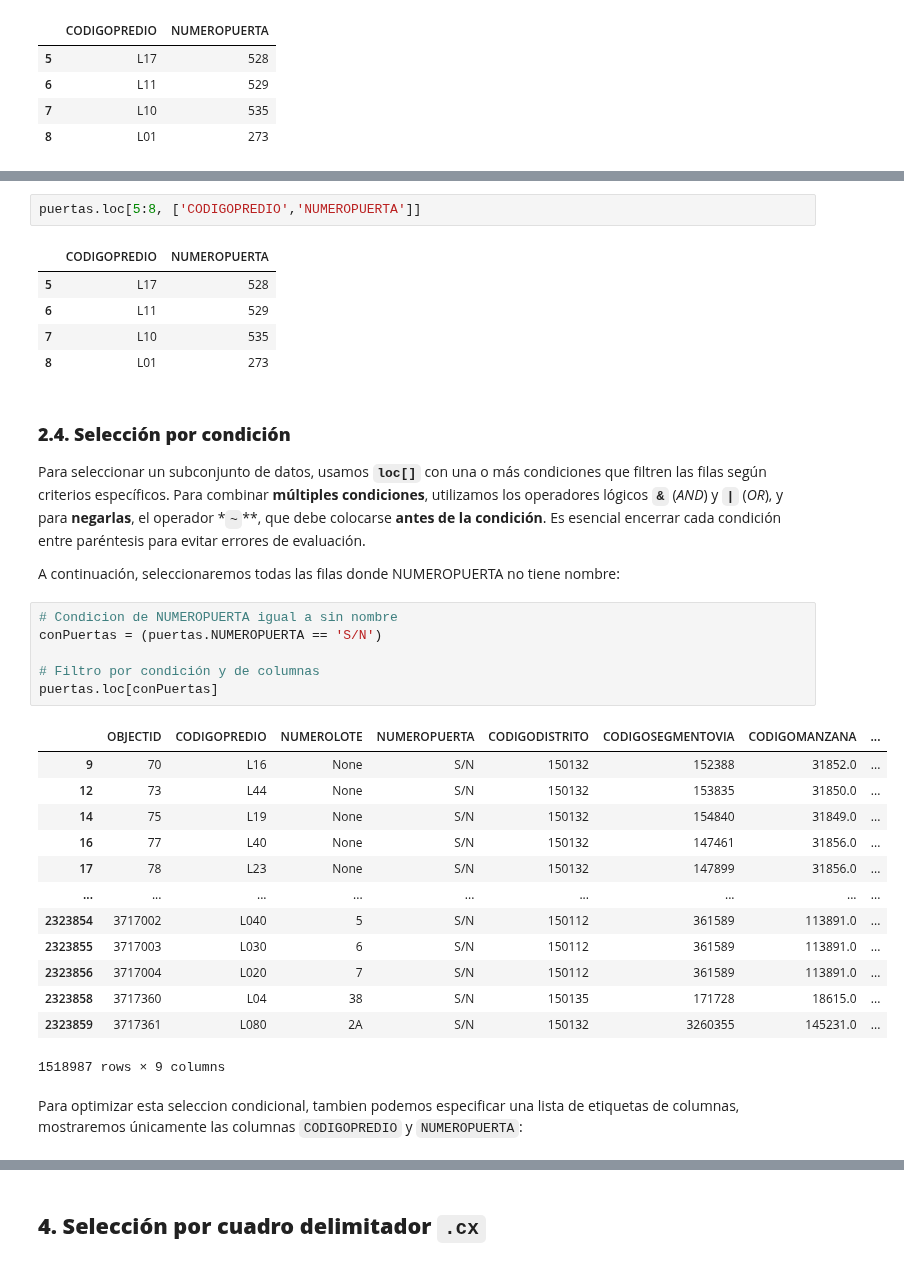
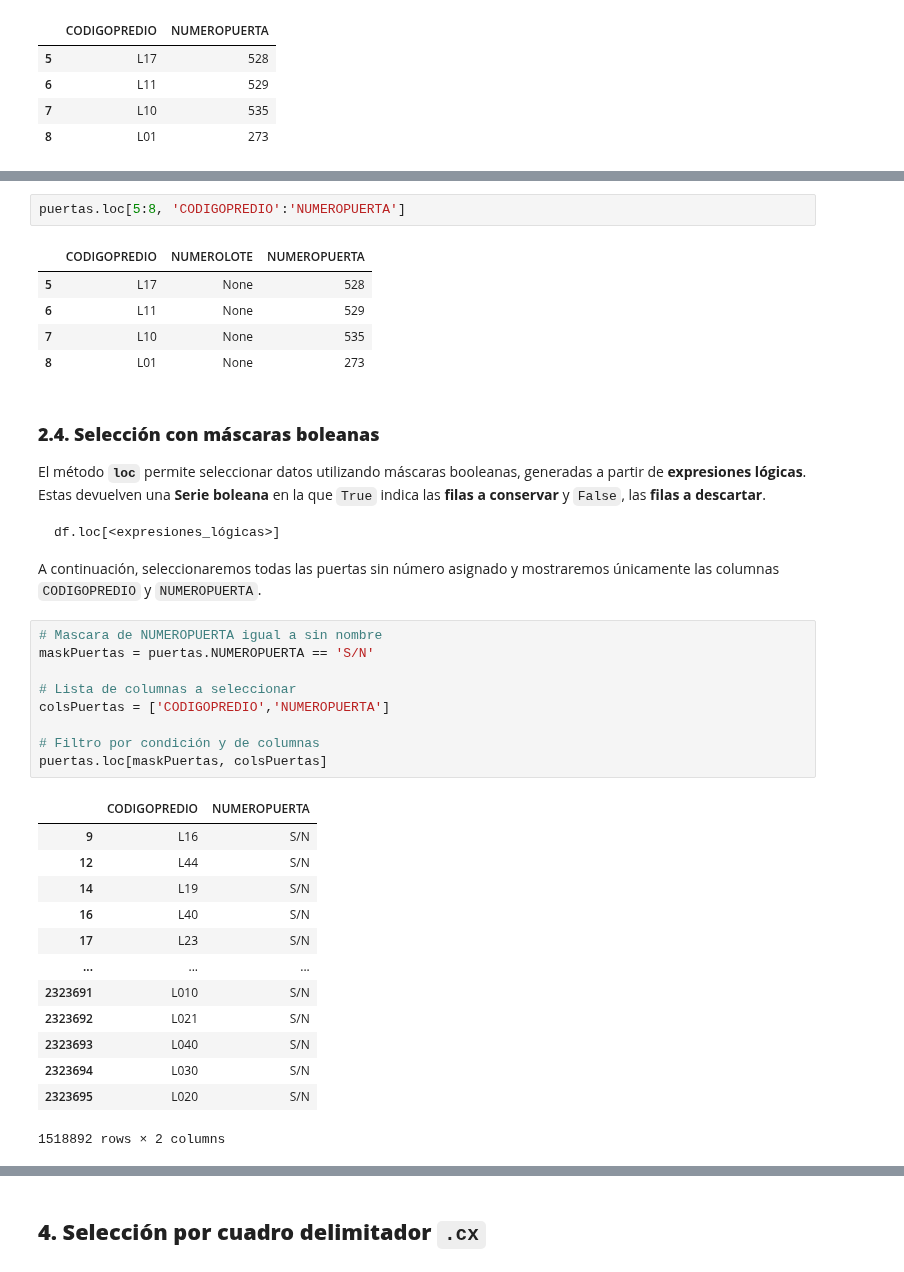
Before and after one commit to chlopezgis/book-geopython, a Jupyter notebook: _sources/indexing_selecting.ipynb, the cells around one changed output, grey strips where cells are left out. Saved outputs shown, nothing was run; the diff lists cells and outputs as text.

````diff
--- a/_sources/indexing_selecting.ipynb
+++ b/_sources/indexing_selecting.ipynb
@@ -301,36 +390,41 @@ Selección de **múltiples filas y columnas** mediante un `slice` para las **fil
 # %%
-puertas.loc[5:8, ['CODIGOPREDIO','NUMEROPUERTA']]
+puertas.loc[5:8, 'CODIGOPREDIO':'NUMEROPUERTA']
 # %% [output]
-|  | CODIGOPREDIO | NUMEROPUERTA |
-| 5 | L17 | 528 |
-| 6 | L11 | 529 |
-| 7 | L10 | 535 |
-| 8 | L01 | 273 |
+|  | CODIGOPREDIO | NUMEROLOTE | NUMEROPUERTA |
+| 5 | L17 | None | 528 |
+| 6 | L11 | None | 529 |
+| 7 | L10 | None | 535 |
+| 8 | L01 | None | 273 |
 # %% [markdown]
-### **2.4. Selección por condición**
+### **2.4. Selección con máscaras boleanas**
 
-Para seleccionar un subconjunto de datos, usamos **`loc[]`** con una o más condiciones que filtren las filas según criterios específicos. Para combinar **múltiples condiciones**, utilizamos los operadores lógicos **`&`** (_AND_) y **`|`** (_OR_), y para **negarlas**, el operador *`~`**, que debe colocarse **antes de la condición**. Es esencial encerrar cada condición entre paréntesis para evitar errores de evaluación.
+El método  **`loc`** permite seleccionar datos utilizando máscaras booleanas, generadas a partir de **expresiones lógicas**. Estas devuelven una **Serie boleana** en la que `True` indica las **filas a conservar** y `False`, las **filas a descartar**.
 
-A continuación, seleccionaremos todas las filas donde NUMEROPUERTA no tiene nombre:
+```python
+df.loc[<expresiones_lógicas>]
+```
+
+A continuación, seleccionaremos todas las puertas sin número asignado y mostraremos únicamente las columnas `CODIGOPREDIO` y `NUMEROPUERTA`.
 # %%
-# Condicion de NUMEROPUERTA igual a sin nombre
-conPuertas = (puertas.NUMEROPUERTA == 'S/N')
+# Mascara de NUMEROPUERTA igual a sin nombre
+maskPuertas = puertas.NUMEROPUERTA == 'S/N'
+
+# Lista de columnas a seleccionar
+colsPuertas = ['CODIGOPREDIO','NUMEROPUERTA']
 
 # Filtro por condición y de columnas
-puertas.loc[conPuertas]
+puertas.loc[maskPuertas, colsPuertas]
 # %% [output]
-|  | OBJECTID | CODIGOPREDIO | NUMEROLOTE | NUMEROPUERTA | CODIGODISTRITO | CODIGOSEGMENTOVIA | CODIGOMANZANA | ... |
-| 9 | 70 | L16 | None | S/N | 150132 | 152388 | 31852.0 | ... |
-| 12 | 73 | L44 | None | S/N | 150132 | 153835 | 31850.0 | ... |
-| 14 | 75 | L19 | None | S/N | 150132 | 154840 | 31849.0 | ... |
-| 16 | 77 | L40 | None | S/N | 150132 | 147461 | 31856.0 | ... |
-| 17 | 78 | L23 | None | S/N | 150132 | 147899 | 31856.0 | ... |
-| ... | ... | ... | ... | ... | ... | ... | ... | ... |
-| 2323854 | 3717002 | L040 | 5 | S/N | 150112 | 361589 | 113891.0 | ... |
-| 2323855 | 3717003 | L030 | 6 | S/N | 150112 | 361589 | 113891.0 | ... |
-| 2323856 | 3717004 | L020 | 7 | S/N | 150112 | 361589 | 113891.0 | ... |
-| 2323858 | 3717360 | L04 | 38 | S/N | 150135 | 171728 | 18615.0 | ... |
-| 2323859 | 3717361 | L080 | 2A | S/N | 150132 | 3260355 | 145231.0 | ... |
+|  | CODIGOPREDIO | NUMEROPUERTA |
+| 9 | L16 | S/N |
+| 12 | L44 | S/N |
+| 14 | L19 | S/N |
+| 16 | L40 | S/N |
+| 17 | L23 | S/N |
+| ... | ... | ... |
+| 2323691 | L010 | S/N |
+| 2323692 | L021 | S/N |
+| 2323693 | L040 | S/N |
+| 2323694 | L030 | S/N |
+| 2323695 | L020 | S/N |
-1518987 rows × 9 columns
+1518892 rows × 2 columns
-# %% [markdown]
-Para optimizar esta seleccion condicional, tambien podemos especificar una lista de etiquetas de columnas, mostraremos únicamente las columnas `CODIGOPREDIO` y `NUMEROPUERTA`:
````
Also changed, not shown: parts of 58 cells of this notebook, 2 other files.
